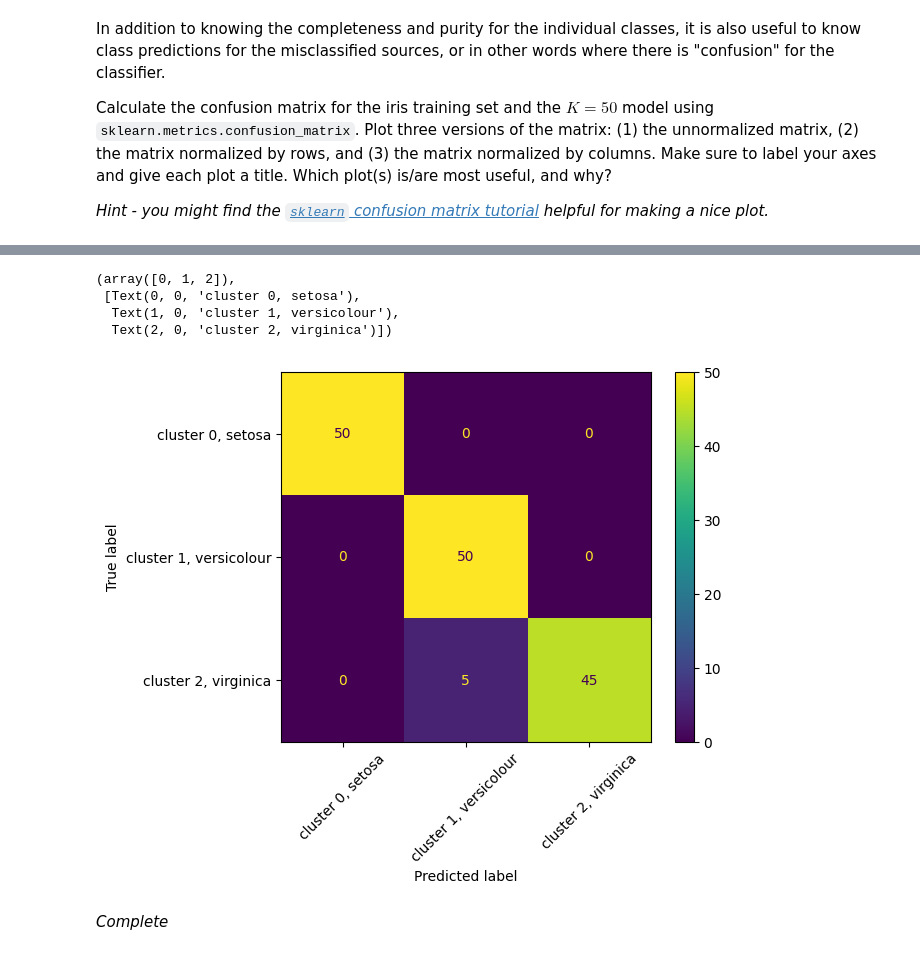
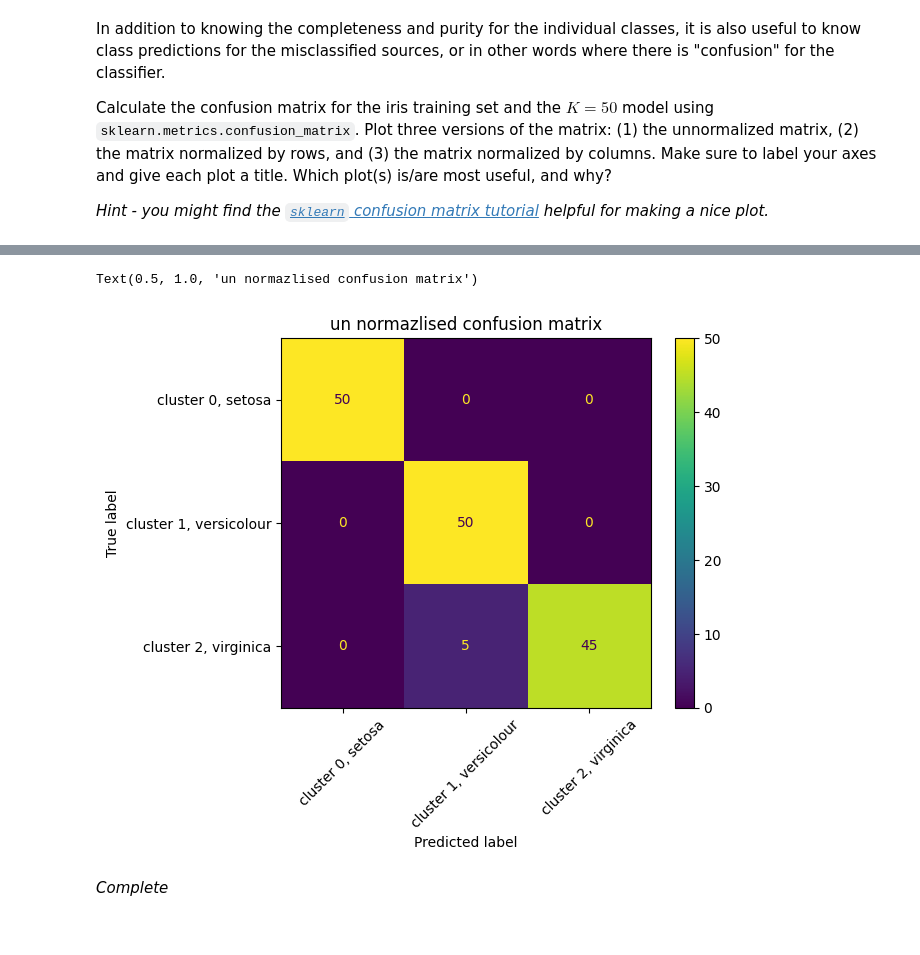
Before and after one commit to ASTR154/classification, a Jupyter notebook: classification.ipynb, the cells around one changed output, grey strips where cells are left out. Cells and saved outputs as stored; diff of their text form; code cells hidden in the pictures.

```diff
--- a/classification.ipynb
+++ b/classification.ipynb
@@ -321,16 +319,15 @@ plt.xticks(rotation =45)
 # %%
 from sklearn.metrics import ConfusionMatrixDisplay
 
 disp = ConfusionMatrixDisplay.from_predictions(true_vals, prediction50,
                     display_labels=[str("cluster 0, setosa"),str("cluster 1, versicolour"),str("cluster 2, virginica")])
 
 plt.xticks(rotation =45)
+plt.title( "un normazlised confusion matrix")
+#plt.title("horizontal/row normalized confusion matrix for completeness")
 # %% [output]
-(array([0, 1, 2]),
- [Text(0, 0, 'cluster 0, setosa'),
-  Text(1, 0, 'cluster 1, versicolour'),
-  Text(2, 0, 'cluster 2, virginica')])
+Text(0.5, 1.0, 'un normazlised confusion matrix')
-[figure, old version]
+[figure, new version]
 # %% [markdown]
 *Complete*
 # %%
```
Also changed, not shown: parts of 4 cells of this notebook.
